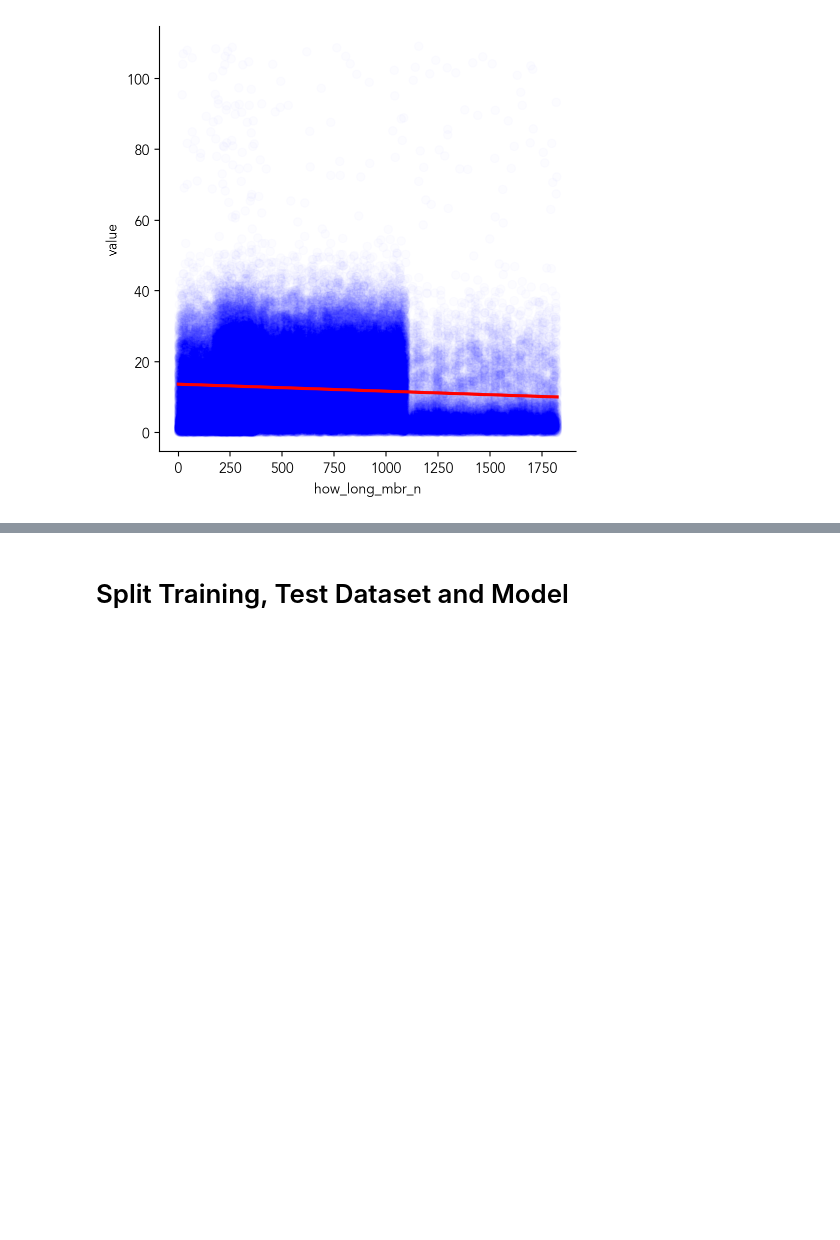
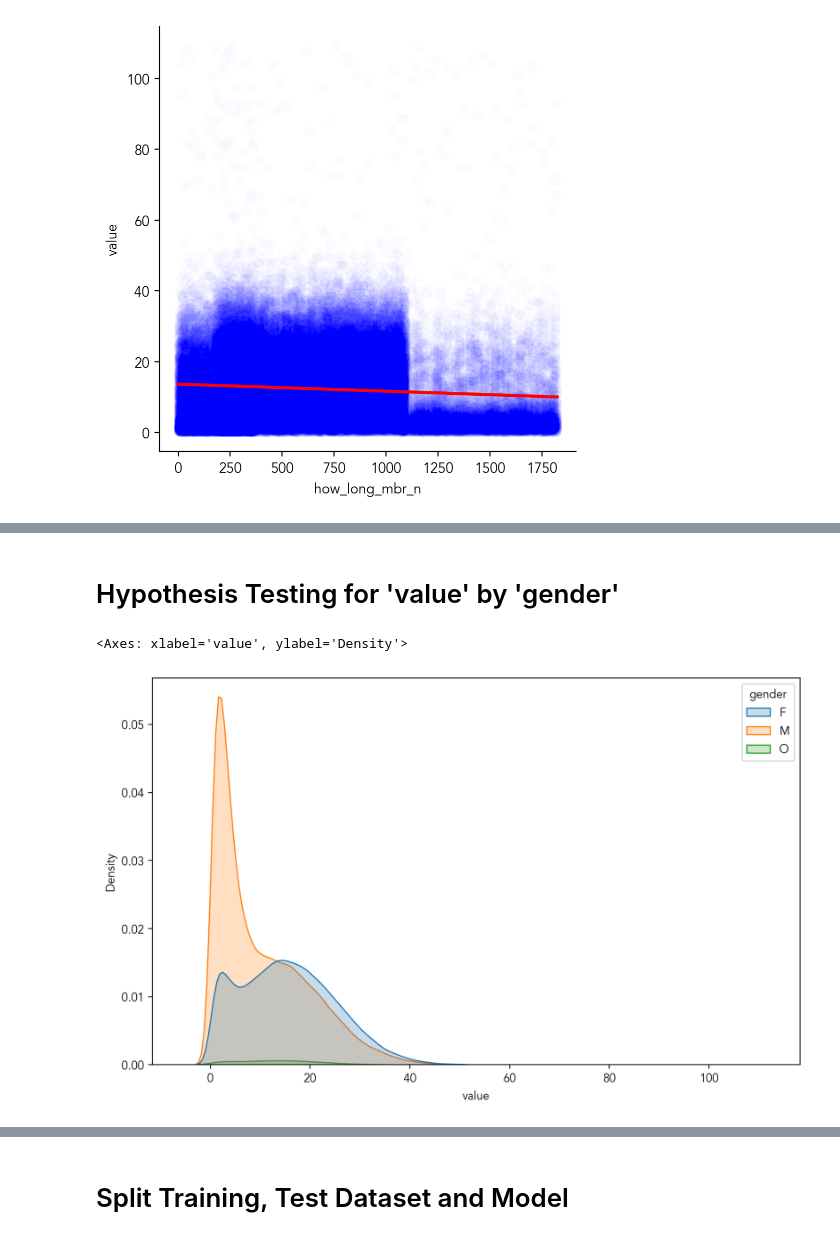
Before and after one commit to gyjong/workplace, a Jupyter notebook: quest_0202/0202_quest_sb.ipynb, the cells around one changed output, grey strips where cells are left out. Cells and saved outputs as stored; diff of their text form; code cells hidden in the pictures; blank space fills up the shorter version.

```diff
--- a/quest_0202/0202_quest_sb.ipynb
+++ b/quest_0202/0202_quest_sb.ipynb
@@ -837,0 +881,8 @@ sns.lmplot(data=df_final_transaction, x='how_long_mbr_n', y='value', line_kws={'
+# %% [markdown]
+# Hypothesis Testing for 'value' by 'gender'
+# %%
+plt.figure(figsize = (10, 6))
+sns.kdeplot(data = df_final_transaction, x = 'value', hue = 'gender', fill = True)
+# %% [output]
+<Axes: xlabel='value', ylabel='Density'>
+[figure, added]
```
Also changed, not shown: parts of 18 cells of this notebook.
